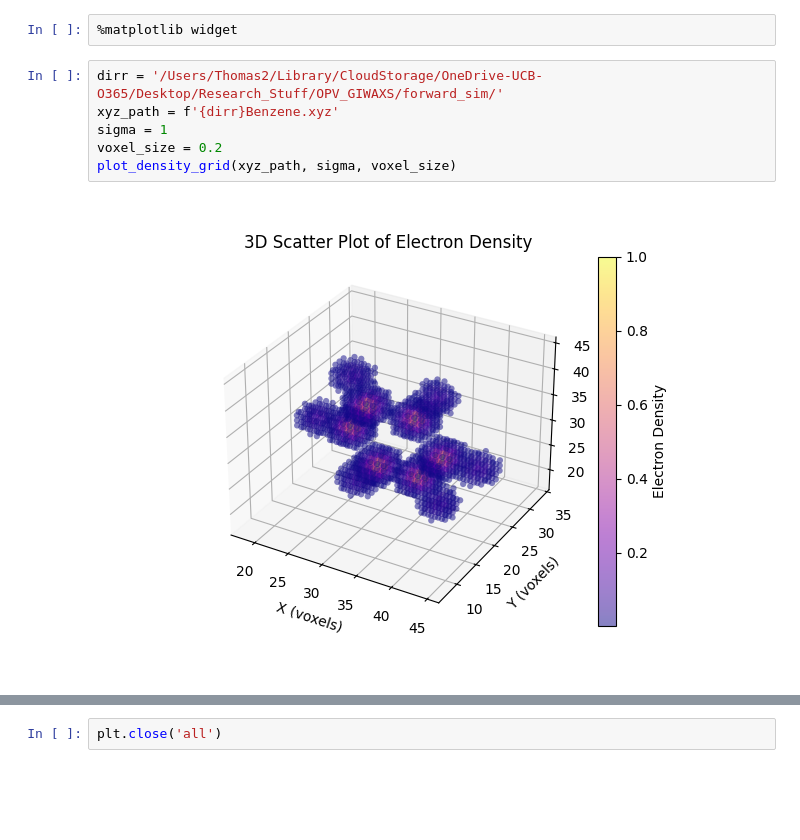
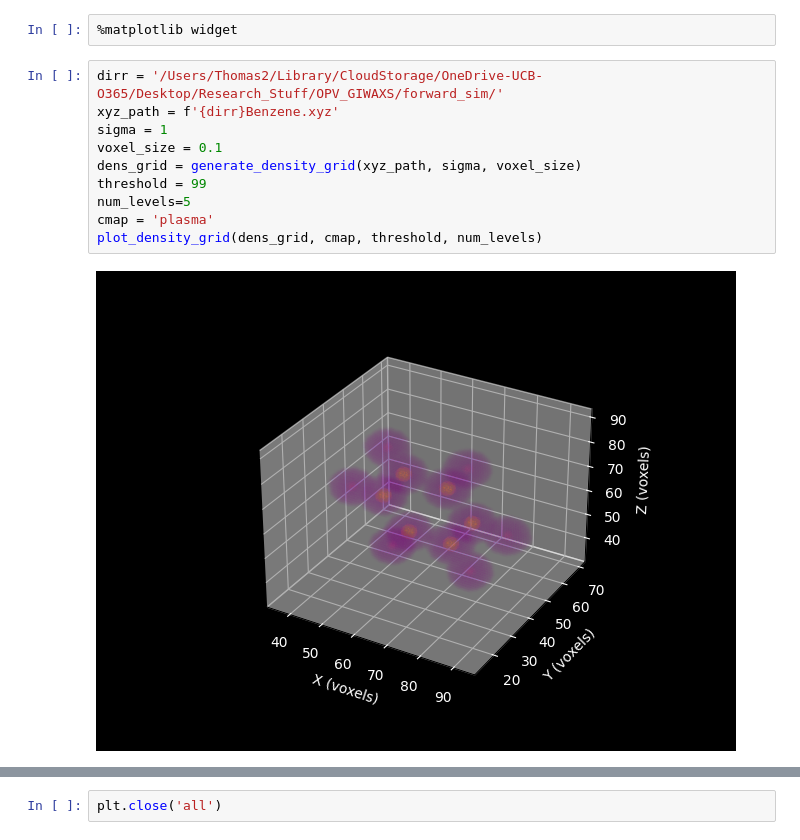
Before and after one commit to tchaney97/giwaxsim, a Jupyter notebook: giwaxs_forward_sim.ipynb, the cells around one changed output, grey strips where cells are left out. Cells and saved outputs as stored; diff of their text form; blank space fills up the shorter version.

Commit message:
added visualizations and FFT

```diff
--- a/giwaxs_forward_sim.ipynb
+++ b/giwaxs_forward_sim.ipynb
@@ -411,8 +323,12 @@ def plot_density_grid(xyz_path, sigma, voxel_size):
 # %%
 dirr = '/Users/Thomas2/Library/CloudStorage/OneDrive-UCB-O365/Desktop/Research_Stuff/OPV_GIWAXS/forward_sim/'
 xyz_path = f'{dirr}Benzene.xyz'
 sigma = 1
-voxel_size = 0.2
-plot_density_grid(xyz_path, sigma, voxel_size)
+voxel_size = 0.1
+dens_grid = generate_density_grid(xyz_path, sigma, voxel_size)
+threshold = 99
+num_levels=5
+cmap = 'plasma'
+plot_density_grid(dens_grid, cmap, threshold, num_levels)
 # %% [output]
-[figure, old version]
+[figure, new version]
```
Also changed, not shown: parts of 12 cells of this notebook.
